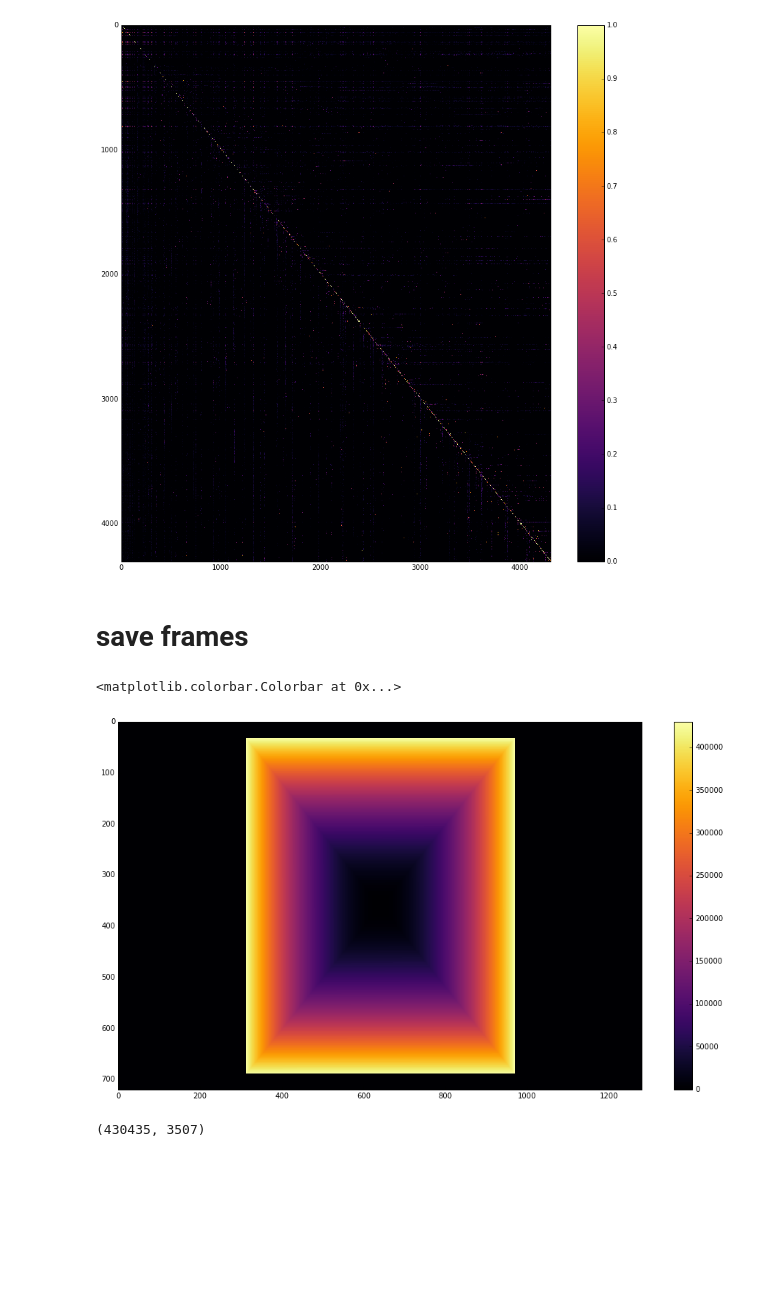
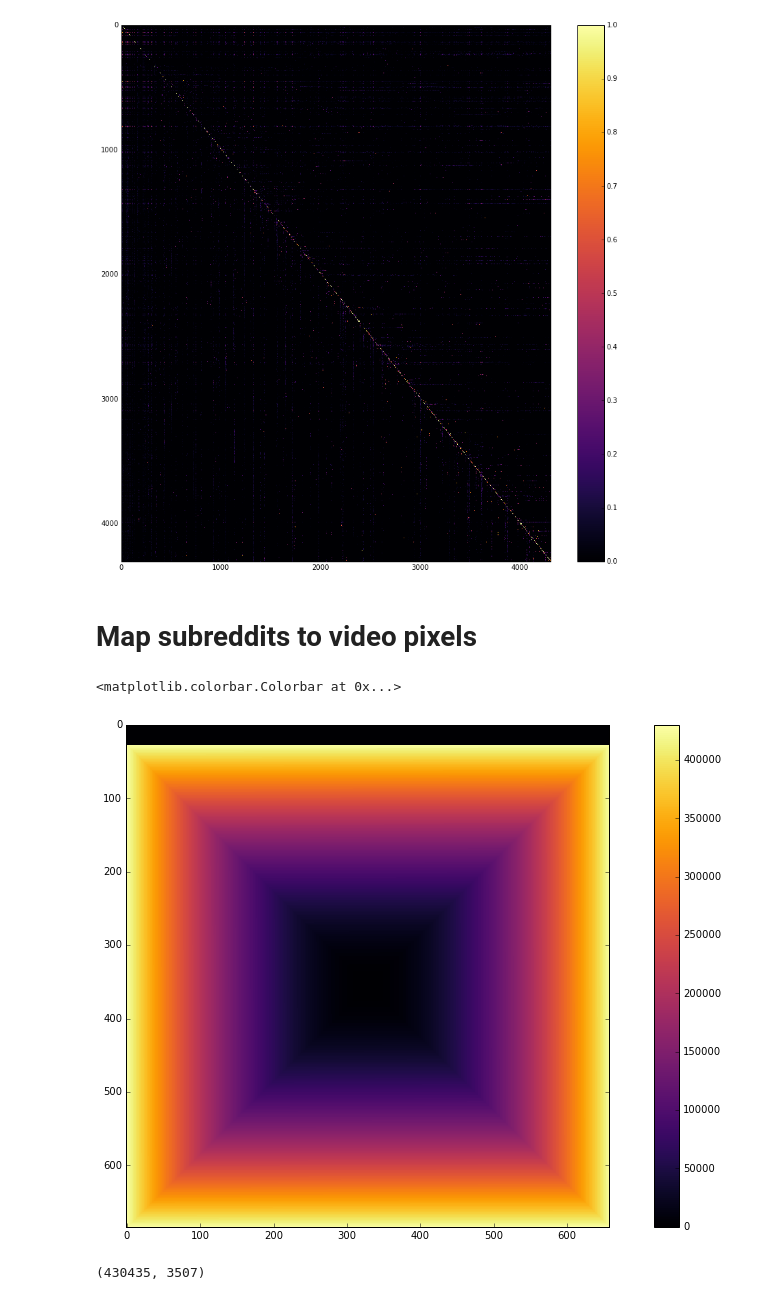
Before and after one commit to JeroenDelcour/redditStats, a Jupyter notebook: subreddits activity/subreddit video.ipynb, the cells around one changed output. Cells and saved outputs as stored; diff of their text form; code cells hidden in the pictures; blank space fills up the shorter version.

Commit message:
smaller video, some more subreddit sniffing, and frequency analysis

```diff
--- a/subreddits activity/subreddit video.ipynb
+++ b/subreddits activity/subreddit video.ipynb
@@ -24,6 +24,8 @@ def hide_spines():
             # Disable ticks.
             ax.xaxis.set_ticks_position('bottom')
             ax.yaxis.set_ticks_position('left')
+
+matplotlib.rcParams.update({'font.size': 16})
 # %%
 sqlitefile = '/media/jeroen/886E244A6E24337C/Users/jeroe/Documents/reddit statistics/reddit.sqlite'
 # %% [markdown]
@@ -168,14 +170,16 @@ plt.colorbar()
 plt.show()
 # %% [output]
 [figure]
-# %% [markdown]
-# save frames
+# %% [markdown]
+# Map subreddits to video pixels
 # %%
 # 1:1
 
-# field = np.zeros((657,657))
-field = np.zeros((720,1280)) # 1:1 square in 16:9 frame
-spawn = [int(field.shape[0]/2), int(field.shape[1]/2)] # center
+offset = 26
+field = np.zeros((658+offset,658))
+# field = np.zeros((720,1280)) # 1:1 square in 16:9 frame
+# spawn = [int(field.shape[0]/2), int(field.shape[1]/2)] # center
+spawn = [int(field.shape[0]/2) + int(offset/2), int(field.shape[1]/2)] # center with offset
 
 path = np.zeros((430435, 2), dtype=np.uint16)
 path[0] = spawn
@@ -275,11 +279,11 @@ for i in range(1,len(path)):
 #     path[i] = here
 # %%
 plt.figure(figsize=(16,9))
-plt.imshow(field, cmap='inferno', aspect='auto', interpolation='nearest')
+plt.imshow(field, cmap='inferno', interpolation='nearest')
 plt.colorbar()
 # %% [output]
 <matplotlib.colorbar.Colorbar at 0x...>
-[figure, old version]
+[figure, new version]
 # %%
 data.shape
 # %% [output]
```
Also changed, not shown: parts of 27 cells of this notebook, 1 other file.
